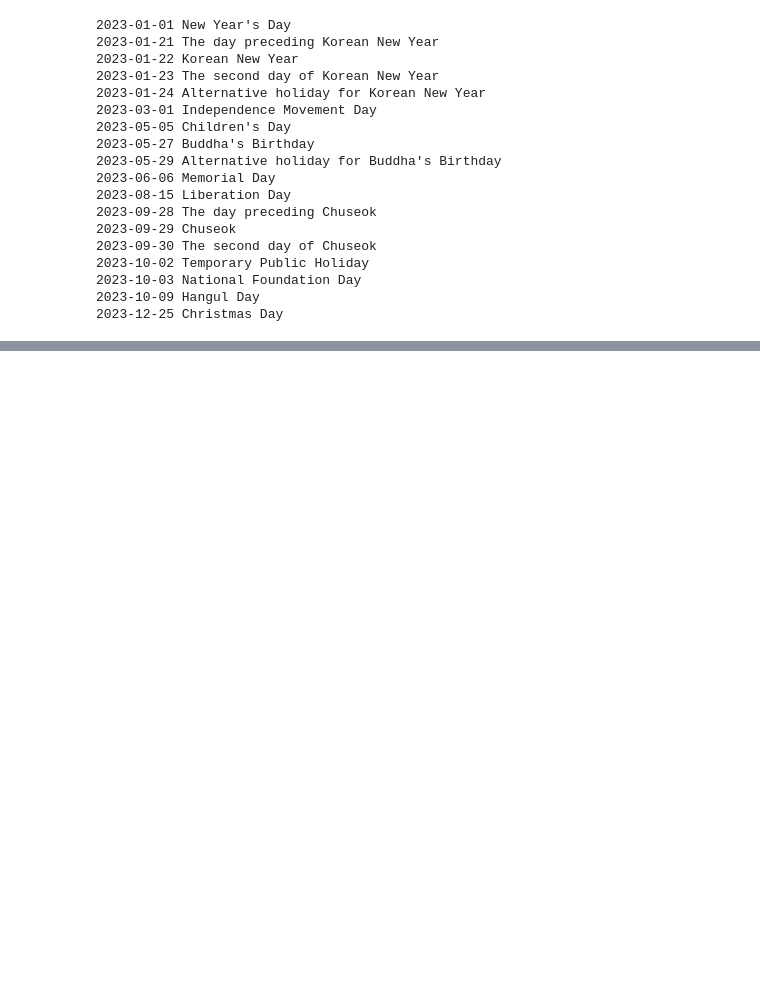
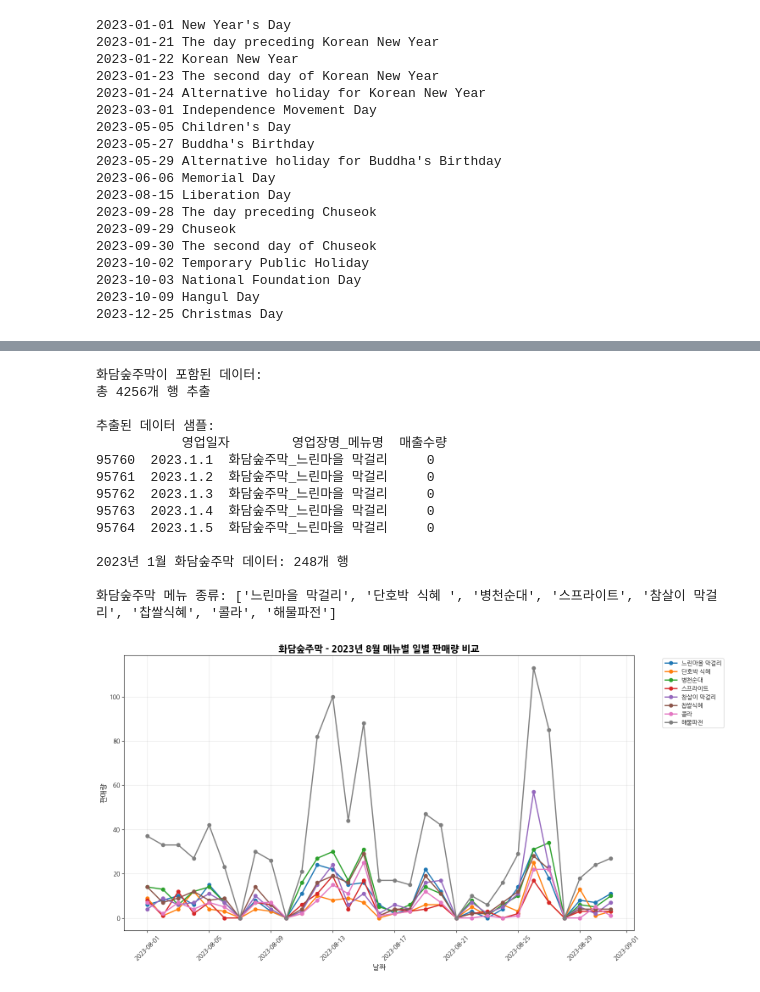
Before and after one commit to cksleigen/lg-aimers-demand-forecasting, a Jupyter notebook: EDA.ipynb, the cells around one changed output, grey strips where cells are left out. Cells and saved outputs as stored; diff of their text form; code cells hidden in the pictures; blank space fills up the shorter version.

```diff
--- a/EDA.ipynb
+++ b/EDA.ipynb
@@ -317,0 +1143,5 @@ for season in ['학기중', '방학']:
+# %%
+csv_path = '/content/drive/MyDrive/data/train/train.csv'
+
+df = pd.read_csv(csv_path)
+df.head()
@@ -317,0 +1300,72 @@ for season in ['학기중', '방학']:
+# %%
+month = 8
+restaurant = '화담숲주막'
+
+# 1. '화담숲주막'이 포함된 행 추출
+화담숲주막_데이터 = df[df['영업장명_메뉴명'].str.contains(restaurant, na=False)]
+
+print("화담숲주막이 포함된 데이터:")
+print(f"총 {len(화담숲주막_데이터)}개 행 추출")
+print("\n추출된 데이터 샘플:")
+print(화담숲주막_데이터.head())
+
+# 2. 2023년 1월 데이터만 필터링
+# 영업일자를 datetime 형식으로 변환 (점으로 구분된 날짜 형식 처리)
+화담숲주막_데이터 = 화담숲주막_데이터.copy()
+화담숲주막_데이터['영업일자'] = pd.to_datetime(화담숲주막_데이터['영업일자'], format='%Y.%m.%d')
+
+# 2023년 1월 데이터 필터링
+jan_2023_data = 화담숲주막_데이터[
+    (화담숲주막_데이터['영업일자'].dt.year == 2023) &
+    (화담숲주막_데이터['영업일자'].dt.month == month)
+]
+
+print(f"\n2023년 1월 화담숲주막 데이터: {len(jan_2023_data)}개 행")
+
+# 3. 메뉴별로 분리
+# 영업장명_메뉴명에서 메뉴명만 추출 (언더스코어 뒤의 부분)
+jan_2023_data = jan_2023_data.copy()
+jan_2023_data['메뉴명'] = jan_2023_data['영업장명_메뉴명'].str.split('_').str[1]
+
+# 메뉴별 고유값 확인
+unique_menus = jan_2023_data['메뉴명'].unique()
+print(f"\n화담숲주막 메뉴 종류: {list(unique_menus)}")
+
+# 4. 일별 메뉴별 판매량 집계
+daily_menu_sales = jan_2023_data.groupby(['영업일자', '메뉴명'])['매출수량'].sum().reset_index()
+
+# 5. 시각화 - 메뉴별로 개별 그래프 생성
+num_menus = len(unique_menus)
+
+# 6. 전체 메뉴를 하나의 그래프에 표시
+plt.figure(figsize=(15, 8))
+
+for menu in unique_menus:
+    menu_data = daily_menu_sales[daily_menu_sales['메뉴명'] == menu]
+    plt.plot(menu_data['영업일자'], menu_data['매출수량'],
+             marker='o', linewidth=2, markersize=6, label=menu)
+
+plt.title(f'{restaurant} - 2023년 {month}월 메뉴별 일별 판매량 비교', fontsize=16, fontweight='bold')
+plt.xlabel('날짜', fontsize=12)
+plt.ylabel('판매량', fontsize=12)
+plt.legend(bbox_to_anchor=(1.05, 1), loc='upper left')
+plt.grid(True, alpha=0.3)
+plt.xticks(rotation=45)
+plt.tight_layout()
+plt.show()
+# %% [output]
+화담숲주막이 포함된 데이터:
+총 4256개 행 추출
+
+추출된 데이터 샘플:
+           영업일자        영업장명_메뉴명  매출수량
+95760  2023.1.1  화담숲주막_느린마을 막걸리     0
+95761  2023.1.2  화담숲주막_느린마을 막걸리     0
+95762  2023.1.3  화담숲주막_느린마을 막걸리     0
+95763  2023.1.4  화담숲주막_느린마을 막걸리     0
+95764  2023.1.5  화담숲주막_느린마을 막걸리     0
+
+2023년 1월 화담숲주막 데이터: 248개 행
+
+화담숲주막 메뉴 종류: ['느린마을 막걸리', '단호박 식혜 ', '병천순대', '스프라이트', '참살이 막걸리', '찹쌀식혜', '콜라', '해물파전']
+[figure, added]
```
Also changed, not shown: parts of 27 cells of this notebook.
